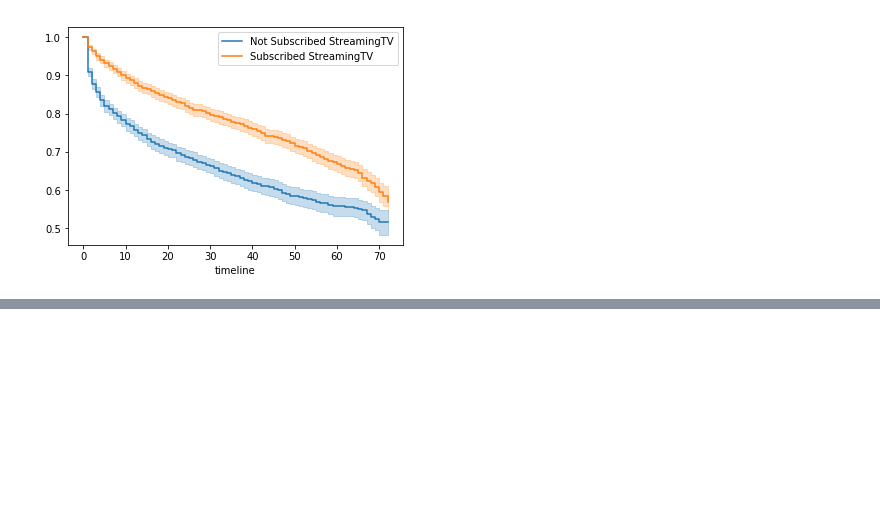
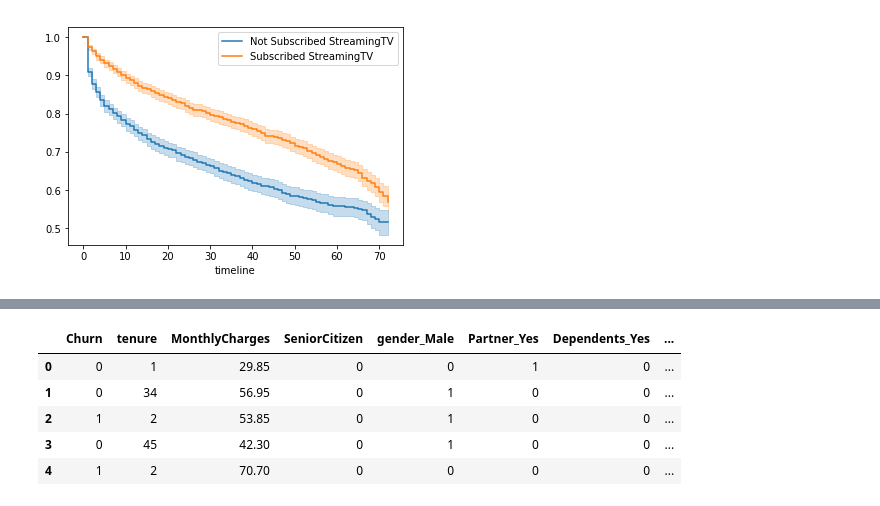
Before and after one commit to shfunhuang/Survival, a Jupyter notebook: Survival Analysis - Quick Implementation.ipynb, the cells around one changed output, grey strips where cells are left out. Drawn from its saved outputs; the diff is of its cells as text; code cells hidden in the pictures; blank space fills up the shorter version.

```diff
--- a/Survival Analysis - Quick Implementation.ipynb
+++ b/Survival Analysis - Quick Implementation.ipynb
@@ -219,0 +255,11 @@ kmf1.plot(ax=a1)
+# %%
+## Create dummy variables
+df_dummy = pd.get_dummies(df_r, drop_first=True)
+df_dummy.head()
+# %% [output]
+|  | Churn | tenure | MonthlyCharges | SeniorCitizen | gender_Male | Partner_Yes | Dependents_Yes | ... |
+| 0 | 0 | 1 | 29.85 | 0 | 0 | 1 | 0 | ... |
+| 1 | 0 | 34 | 56.95 | 0 | 1 | 0 | 0 | ... |
+| 2 | 1 | 2 | 53.85 | 0 | 1 | 0 | 0 | ... |
+| 3 | 0 | 45 | 42.30 | 0 | 1 | 0 | 0 | ... |
+| 4 | 1 | 2 | 70.70 | 0 | 0 | 0 | 0 | ... |
```
Also changed, not shown: parts of 9 cells of this notebook.
